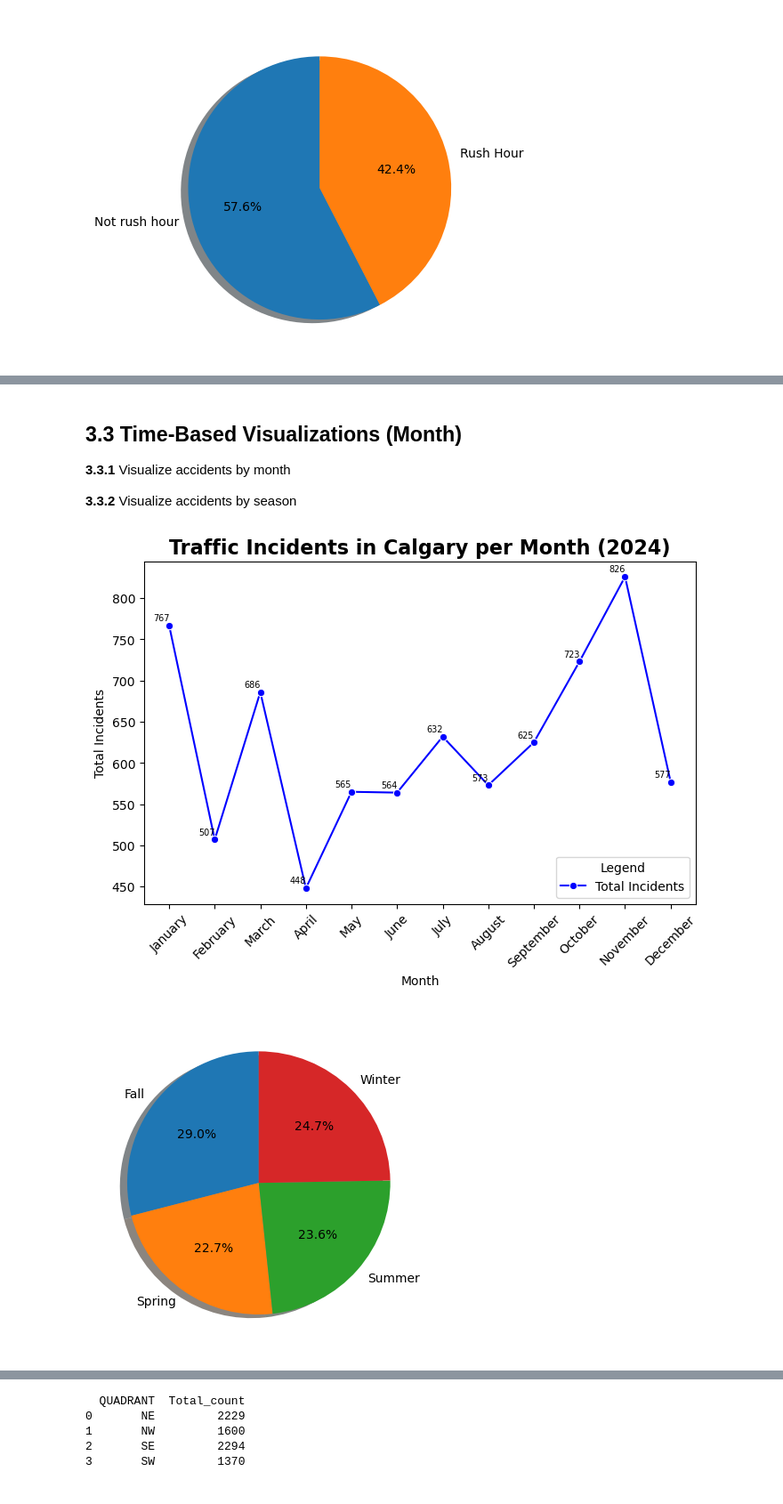
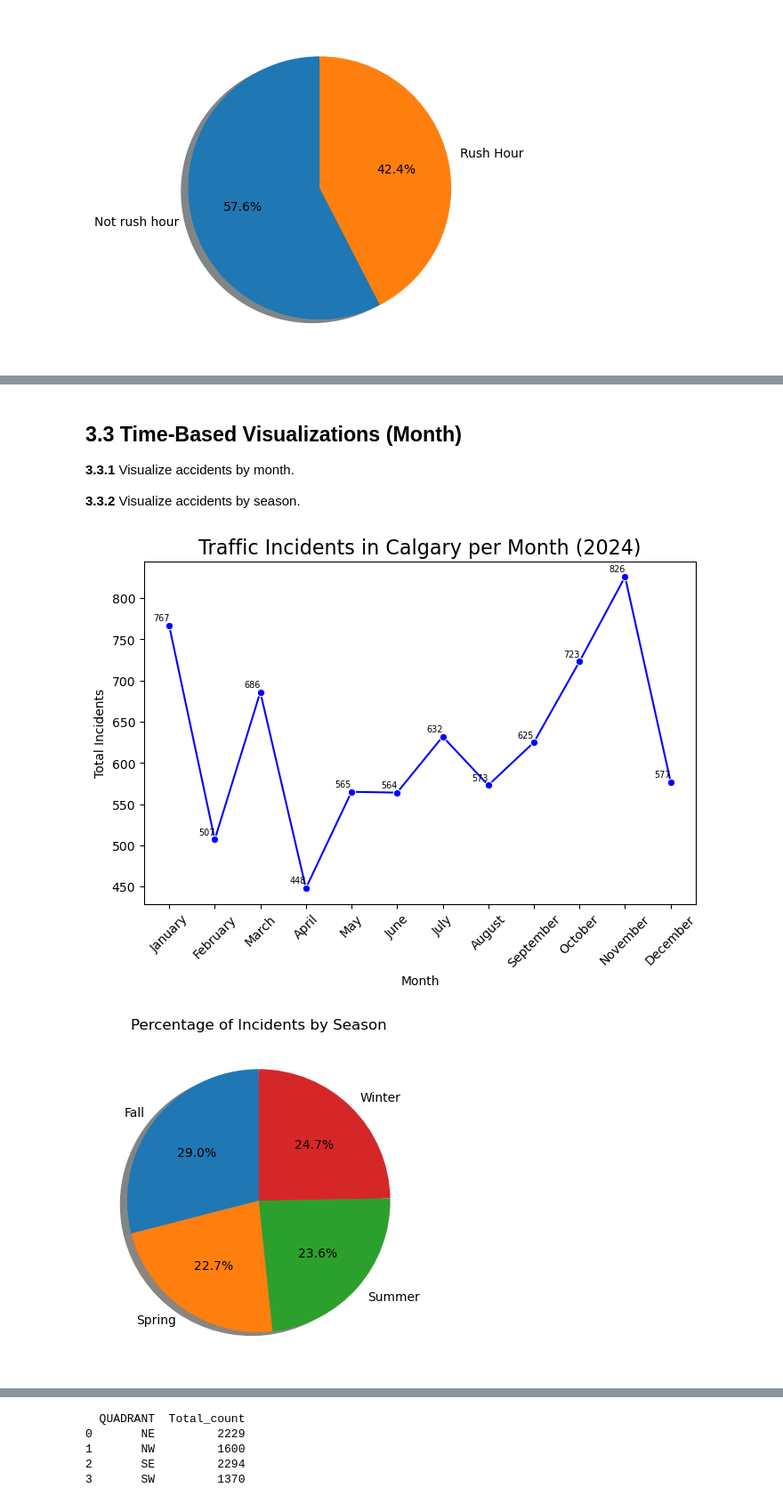
Before and after one commit to aliUofCafkhami/601-Project, a Jupyter notebook: Project 601.ipynb, the cells around one changed output, grey strips where cells are left out. Shown at 89% size. Saved outputs shown, nothing was run; the diff lists cells and outputs as text; code cells hidden in the pictures.

```diff
--- a/Project 601.ipynb
+++ b/Project 601.ipynb
@@ -505,8 +511,8 @@ plt.show()
 # %% [markdown]
 ## 3.3 Time-Based Visualizations (Month)
-__3.3.1__ Visualize accidents by month
+__3.3.1__ Visualize accidents by month.
 
-__3.3.2__ Visualize accidents by season
+__3.3.2__ Visualize accidents by season.
 # %%
 # 3.3.1 Visualize accidents by month
 
@@ -527,7 +533,7 @@ ax = sns.lineplot(
     marker='o',
     linestyle='-',
     color='b',
-    label="Total Incidents"
+
 )
 
 for i, row in df_month.iterrows():
@@ -540,29 +546,29 @@ for i, row in df_month.iterrows():
         color='black'
     )
 
-plt.title("Traffic Incidents in Calgary per Month (2024)", fontsize=16, fontweight='bold')
-plt.xlabel("Month", fontsize=10)  # Cambié "Day of the Week" a "Month"
+plt.title("Traffic Incidents in Calgary per Month (2024)", fontsize=16)
+plt.xlabel("Month", fontsize=10)
 plt.ylabel("Total Incidents", fontsize=10)
 plt.xticks(rotation=45)
-plt.legend(title="Legend", loc='lower right')
 plt.show()
 # %% [output]
-[figure, old version]
+[figure, new version]
 # %%
-# 3.3.2 Visualize accidents by season
+# 3.3.3 Visualize accidents by season
 seasonal_accidents = df.groupby(['Season']).agg(
     season_acc = ('Count','sum')
 ).reset_index()
 
 seasonal_accidents
 
 labels = seasonal_accidents['Season']
 sizes = seasonal_accidents['season_acc']
 
 fig, ax = plt.subplots()
 ax.pie(sizes, labels=labels,autopct='%1.1f%%',
        shadow={'ox': -0.04, 'edgecolor': 'none', 'shade': 0.9}, startangle=90)
+plt.title('Percentage of Incidents by Season')
 plt.show()
 # %% [output]
-[figure, old version]
+[figure, new version]
 # %% [markdown]
```
Also changed, not shown: parts of 33 cells of this notebook.
